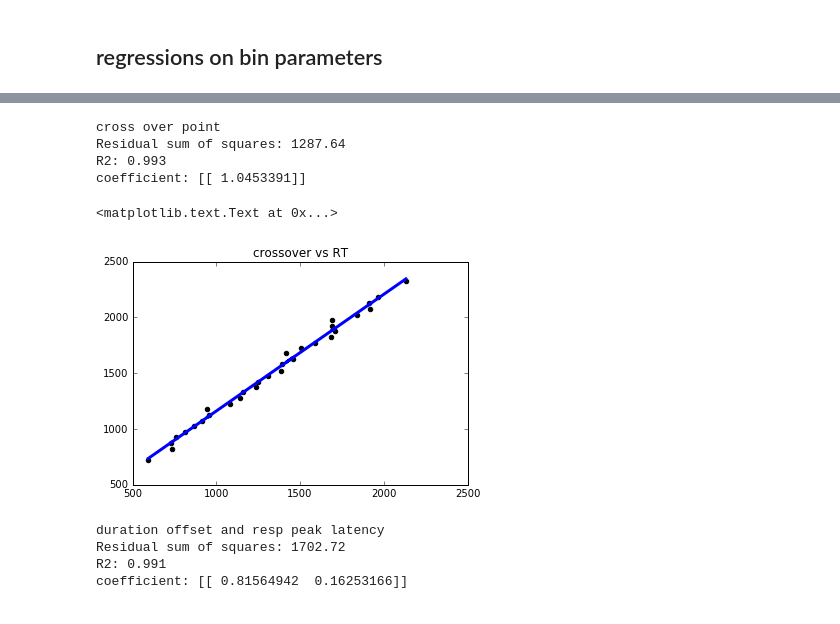
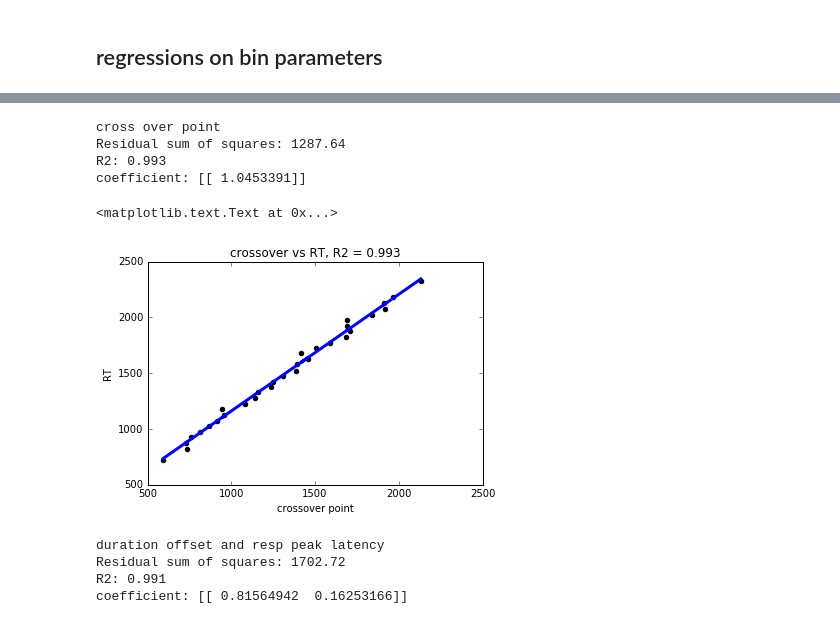
Before and after one commit to matarhaller/ECOGpy, a Jupyter notebook: regression/bins_regressions.ipynb, the cells around one changed output, grey strips where cells are left out. Cells and saved outputs as stored; diff of their text form; code cells hidden in the pictures.

```diff
--- a/regression/bins_regressions.ipynb
+++ b/regression/bins_regressions.ipynb
@@ -44,4 +52,6 @@ def model_output(X, y, to_plot = True):
         ax.scatter(X, y,  color='black')
         ax.plot(X, lm.predict(X), color='blue',
                  linewidth=3)
-        return ax
+        return lm, ax
+    else:
+        return lm
@@ -78,18 +109,20 @@ coefficient: [[ 0.97744761]]
 # %%
 #cross over point
 print('cross over point')
 X = regression_data['t2 (last cross)'].values.reshape(-1, 1)
 y = regression_data['RT SR'].values.reshape(-1,1)
 
-ax = model_output(X,y)
-ax.set_title('crossover vs RT')
+lm, ax = model_output(X,y)
+ax.set_title('crossover vs RT, R2 = %.3f' % lm.score(X, y))
+ax.set_xlabel('crossover point')
+ax.set_ylabel('RT')
 # %% [output]
 cross over point
 Residual sum of squares: 1287.64
 R2: 0.993
 coefficient: [[ 1.0453391]]
 <matplotlib.text.Text at 0x...>
-[figure, old version]
+[figure, new version]
 # %%
 # duration offset and resp peak latency
 print('duration offset and resp peak latency')
```
Also changed, not shown: parts of 7 cells of this notebook, 24 other files.
